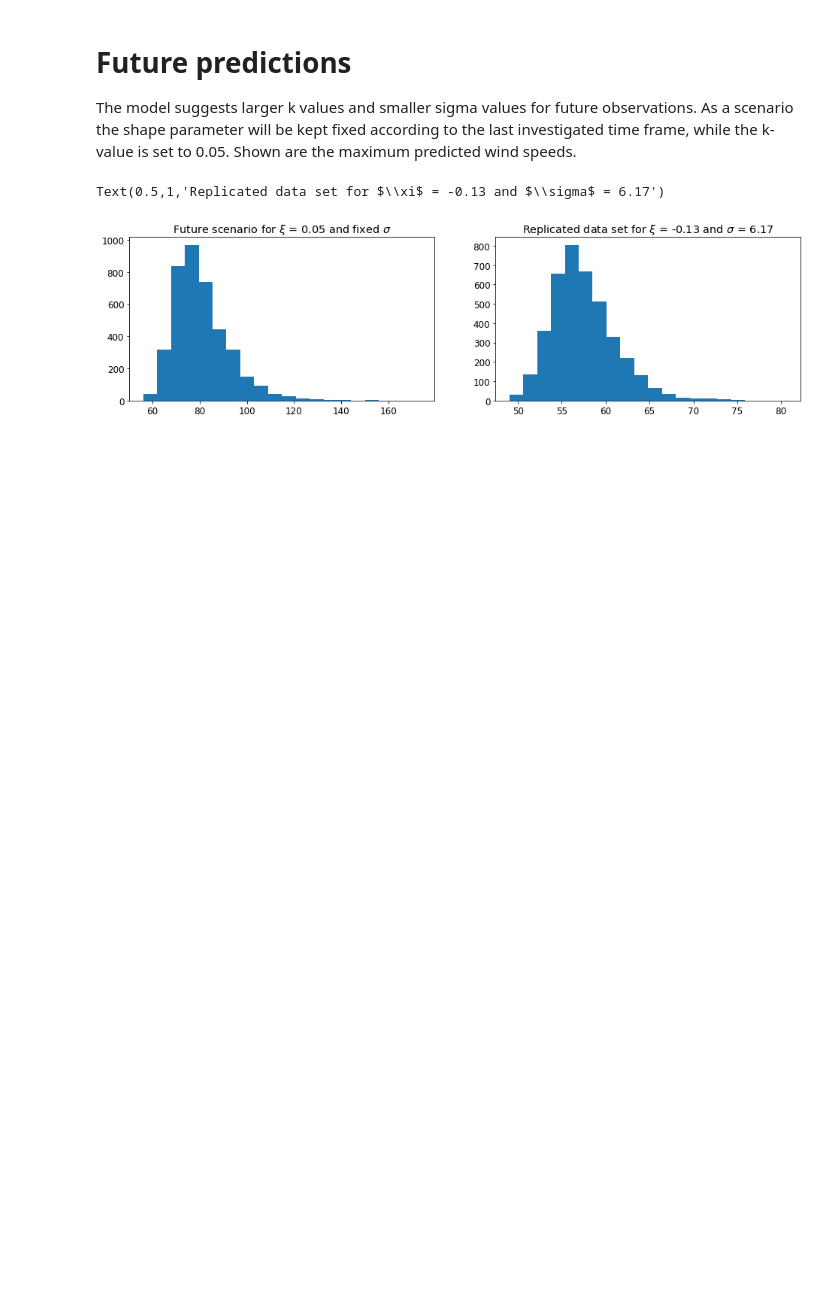
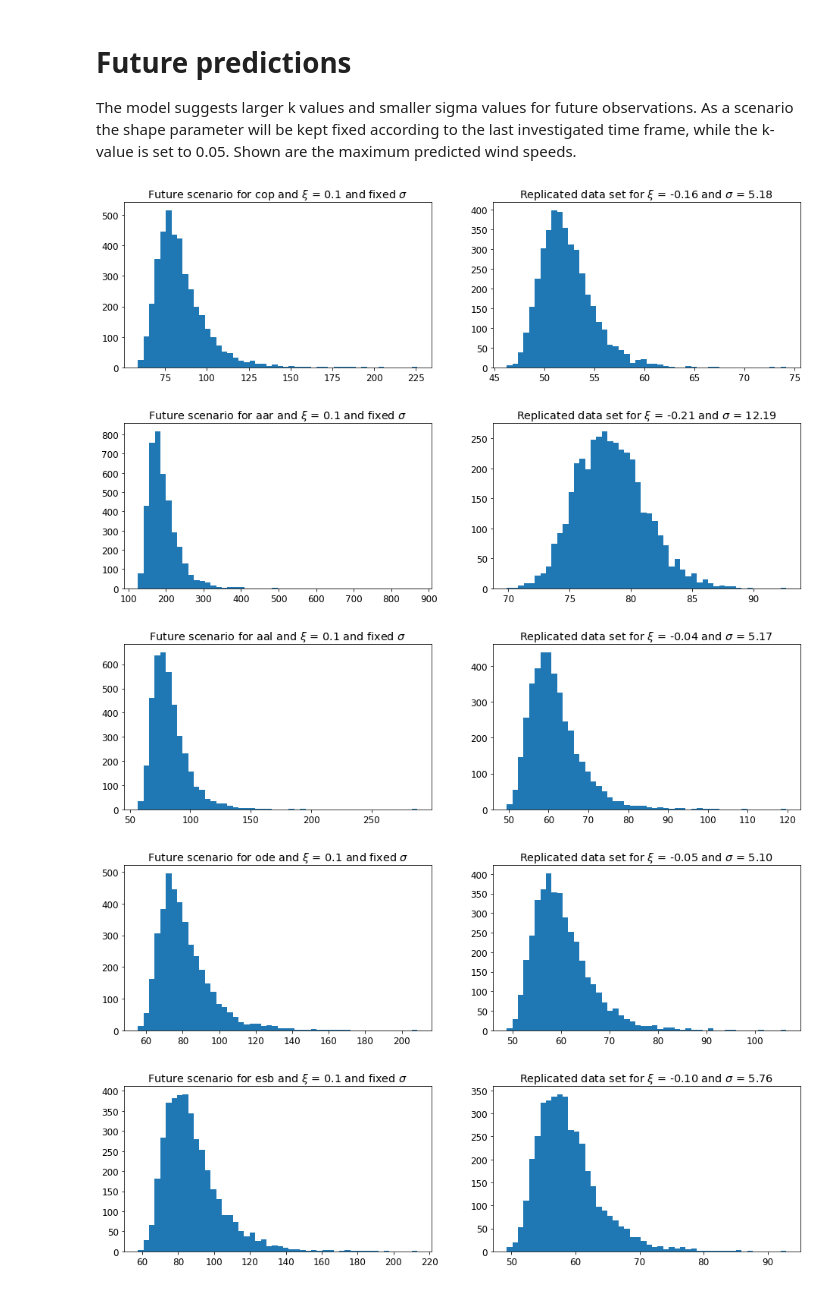
Before and after one commit to FelixBoelle/BDA-project, a Jupyter notebook: BDA-extremeWindDenmark.ipynb, the cells around one changed output. Saved outputs shown, nothing was run; the diff lists cells and outputs as text; code cells hidden in the pictures; blank space fills up the shorter version.

```diff
--- a/BDA-extremeWindDenmark.ipynb
+++ b/BDA-extremeWindDenmark.ipynb
@@ -141 +195,4 @@ The separate model is run five times for each different city.
+# %%
+fit_hier = model_hier.sampling(data=data, seed = 12863)
+samples_hier = fit_hier.extract(permuted = True)
 # %%
@@ -239,0 +286,3 @@ Chance storm > 74km/h: 0.2 %
+# %%
+fit_sep = model_sep.sampling(data=data, seed = 192863)
+samples_sep = fit_sep.extract(permuted = True)
@@ -253,0 +423,23 @@ P-eff: 10.189161143729507
+# %%
+# visualize splits
+fig,axes = plt.subplots(nrows = 1, ncols = 2, figsize=(16,6))
+ax = axes[0]
+for i in range(ks.shape[1]):
+    ax.plot(ks[:,i], ls = '--')
+    ax.set_xticks(np.arange(n_splits))
+    x = np.arange(n_splits)
+    spl = UnivariateSpline(x, ks[:,i], k =1)
+    xs = np.linspace(0, n_splits - 1, 100)
+    ax.plot(xs, spl(xs), lw=3, label = city_name_end[i])
+ax.legend(loc = 'best')
+ax.set_ylabel(r'$\xi$')
+
+ax = axes[1]
+for i in range(sigmas.shape[1]):
+    ax.plot(sigmas[:,i], ls = '--')
+    ax.set_xticks(np.arange(n_splits))
+    spl = UnivariateSpline(x, sigmas[:,i],k = 1)
+    xs = np.linspace(0, n_splits - 1, 100)
+    ax.plot(xs, spl(xs), lw=3,label = city_name_end[i])
+ax.legend(loc = 'best')
+ax.set_ylabel(r'$\sigma$')
@@ -256,14 +451,19 @@ P-eff: 10.189161143729507
 
 The model suggests larger k values and smaller sigma values for future observations. As a scenario the shape parameter will be kept fixed according to the last investigated time frame, while the k-value is set to 0.05. Shown are the maximum predicted wind speeds.
 # %%
-fig,axes = plt.subplots(ncols = 2, figsize=(16,4))
-ax = axes[0]
-ax.hist(np.max(samples['yrep_fut'],axis = 1),bins = 20)
-ax.set_title(r'Future scenario for $\xi$ = 0.05 and fixed $\sigma$')
+for i,my_city in enumerate(city_name_end):
+    fig,axes = plt.subplots(ncols = 2, figsize=(16,4))
+    ax = axes[0]
+    ax.hist(np.max(samples_sep['yrep_fut'][:,dstart[i]:dend[i]],axis = 1),bins = 50)
+    ax.set_title(r'Future scenario for {0} and $\xi$ = 0.1 and fixed $\sigma$'.format(my_city))
 
-ax = axes[1]
-ax.hist(np.max(samples['yrep'],axis = 1),bins = 20)
-ax.set_title(r'Replicated data set for $\xi$ = {:.2f} and $\sigma$ = {:.2f}'.format(k,sigma))
+    ax = axes[1]
+    ax.hist(np.max(samples_sep['yrep'][:,dstart[i]:dend[i]],axis = 1),bins = 50)
+    ax.set_title(r'Replicated data set for $\xi$ = {:.2f} and $\sigma$ = {:.2f}'.format(np.mean(samples_sep['k'][:,i]),np.mean(samples_sep['sigma'][:,i])))
+    plt.show()
 # %% [output]
-Text(0.5,1,'Replicated data set for $\\xi$ = -0.13 and $\\sigma$ = 6.17')
-[figure, old version]
+[figure, new version]
+[figure, added]
+[figure, added]
+[figure, added]
+[figure, added]
```
Also changed, not shown: parts of 21 cells of this notebook.
